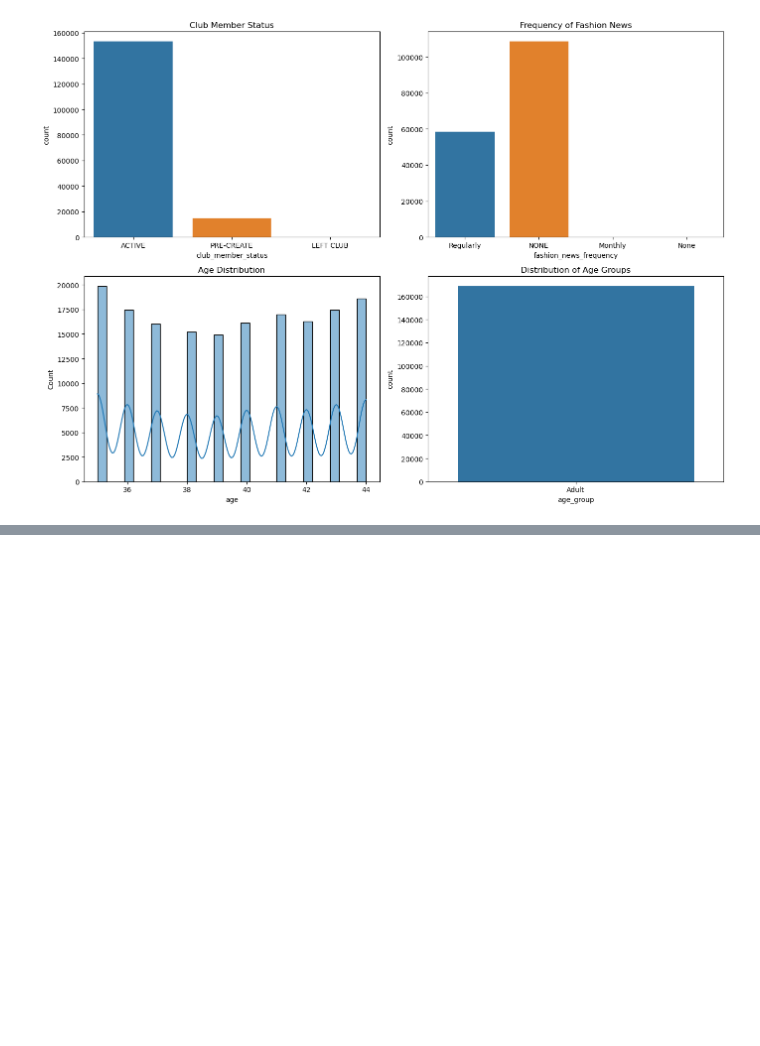
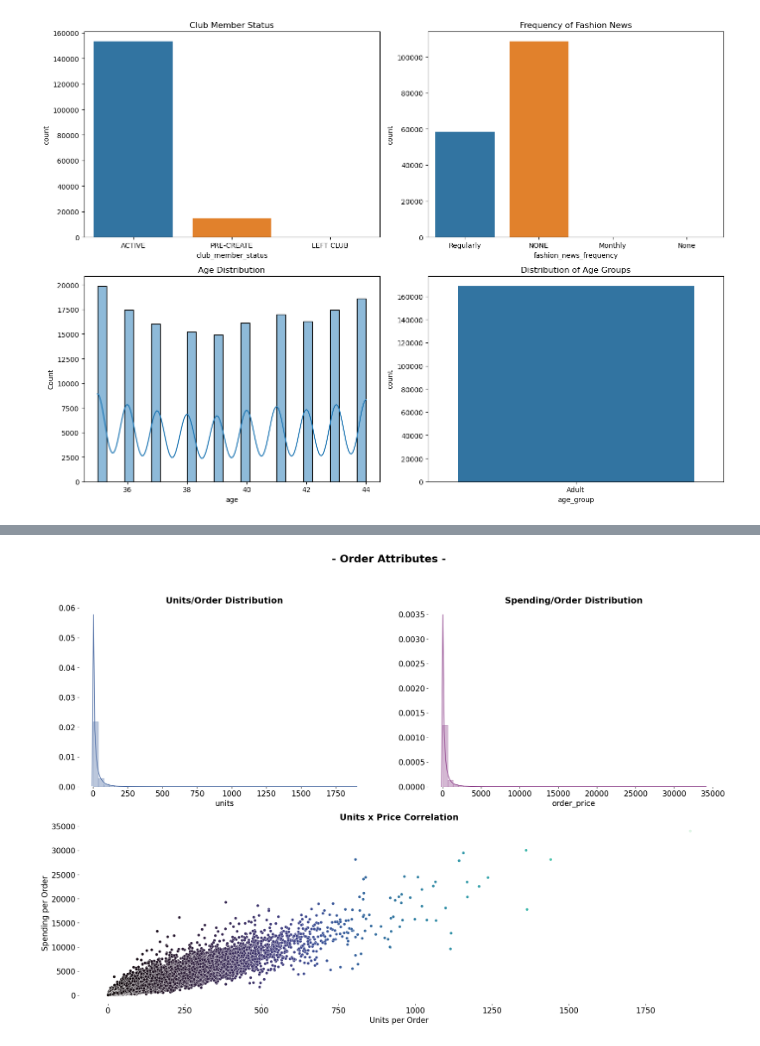
Before and after one commit to billysimct/Data-Science-Business, a Jupyter notebook: EDA.ipynb, the cells around one changed output, grey strips where cells are left out. Saved outputs shown, nothing was run; the diff lists cells and outputs as text; code cells hidden in the pictures; blank space fills up the shorter version.

```diff
--- a/EDA.ipynb
+++ b/EDA.ipynb
@@ -172,0 +289,29 @@ plt.show()
+# %%
+# Plot
+plt.figure(figsize=(24, 15))
+plt.suptitle('- Order Attributes -', size=22, weight="bold")
+
+ax1 = plt.subplot(2,2,1)
+ax2 = plt.subplot(2,2,2)
+ax3 = plt.subplot(2,1,2)
+
+sns.distplot(basket["units"], color=my_colors[-3], ax=ax1,
+             hist_kws=dict(edgecolor=my_colors[-3]))
+ax1.set_title("Units/Order Distribution", size=18, weight="bold")
+ax1.set_ylabel("")
+
+sns.distplot(basket["order_price"], color=my_colors[-5], ax=ax2,
+             hist_kws=dict(edgecolor=my_colors[-5]))
+ax2.set_title("Spending/Order Distribution", size=18, weight="bold")
+ax2.set_ylabel("")
+
+sns.scatterplot(data=basket, x="units", y="order_price", hue="units", palette="mako",
+                legend=None, ax=ax3)
+ax3.set_title("Units x Price Correlation", size=18, weight="bold")
+ax3.set_ylabel("Spending per Order")
+ax3.set_xlabel("Units per Order")
+
+sns.despine(left=True, bottom=True)
+plt.subplots_adjust(left=None, bottom=None, right=None, top=None, wspace=None, hspace=None);
+# %% [output]
+[figure, added]
```
Also changed, not shown: parts of 37 cells of this notebook.
